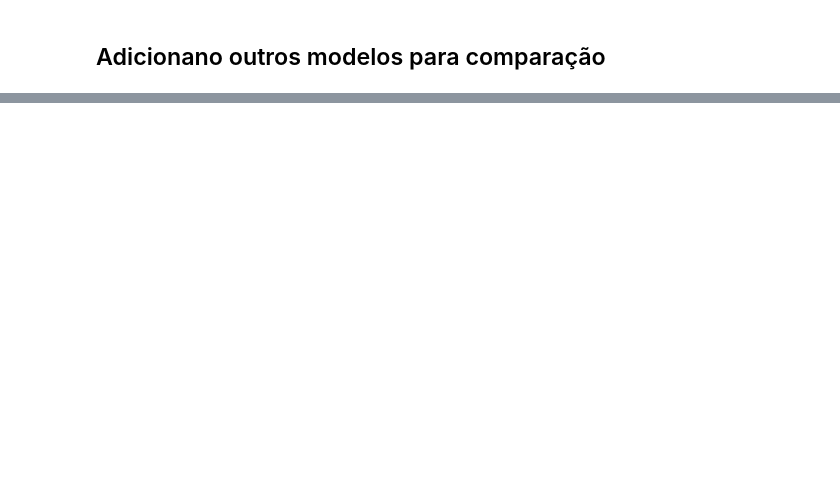
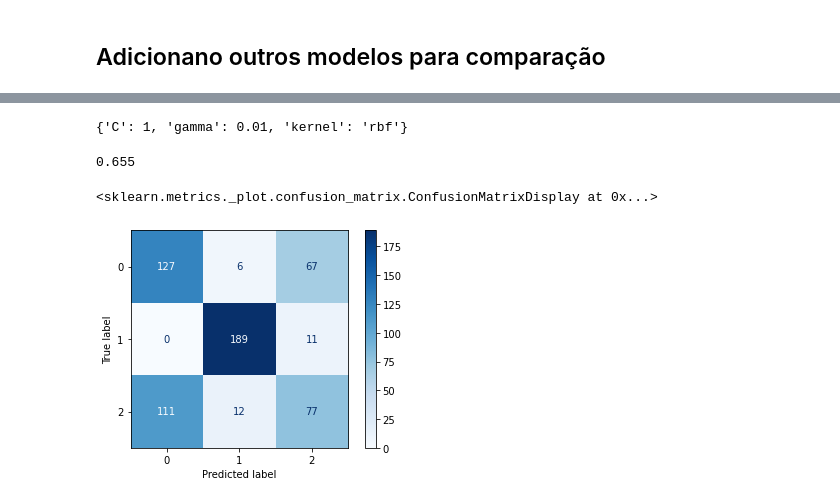
Before and after one commit to thalesaguiar21/fakenews, a Jupyter notebook: notebooks/aula03.ipynb, the cells around one changed output, grey strips where cells are left out. Drawn from its saved outputs; the diff is of its cells as text; code cells hidden in the pictures; blank space fills up the shorter version.

```diff
--- a/notebooks/aula03.ipynb
+++ b/notebooks/aula03.ipynb
@@ -171,2 +195,12 @@ plot_confusion_matrix(knn, dummy_ftest, dummylbl_test, cmap='Greys', normalize='
 # %% [markdown]
 ## Adicionano outros modelos para comparação
+# %%
+from sklearn.svm import SVC
+
+svm = SVC()
+pgrid = [{'kernel': ['rbf', 'sigmoid'], 'C':[0.01, 0.1, 1], 'gamma':[0.001, 0.01]},
+         {'kernel': ['poly'], 'C':[0.01, 0.1, 1], 'gamma':[0.001, 0.01], 'degree':[2, 3]},]
+gs_svm = GridSearchCV(svm, pgrid, cv=3)
+gs_svm.fit(dummy_ftrain, dummylbl_train)
+results = pd.DataFrame(gs_svm.cv_results_)
+results.head()
@@ -172,0 +214,14 @@ plot_confusion_matrix(knn, dummy_ftest, dummylbl_test, cmap='Greys', normalize='
+# %%
+bestsvm = gs_svm.best_estimator_
+gs_svm.best_params_
+# %% [output]
+{'C': 1, 'gamma': 0.01, 'kernel': 'rbf'}
+# %%
+bestsvm.score(dummy_ftest, dummylbl_test)
+# %% [output]
+0.655
+# %%
+plot_confusion_matrix(bestsvm, dummy_ftest, dummylbl_test, cmap='Blues')
+# %% [output]
+<sklearn.metrics._plot.confusion_matrix.ConfusionMatrixDisplay at 0x...>
+[figure, added]
```
Also changed, not shown: parts of 48 cells of this notebook.
